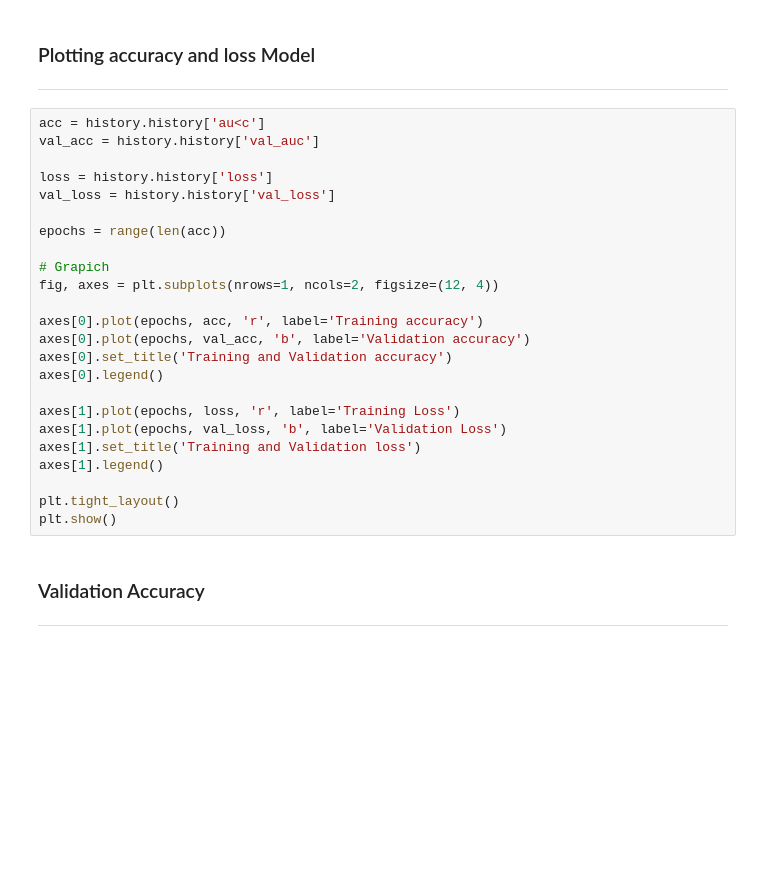
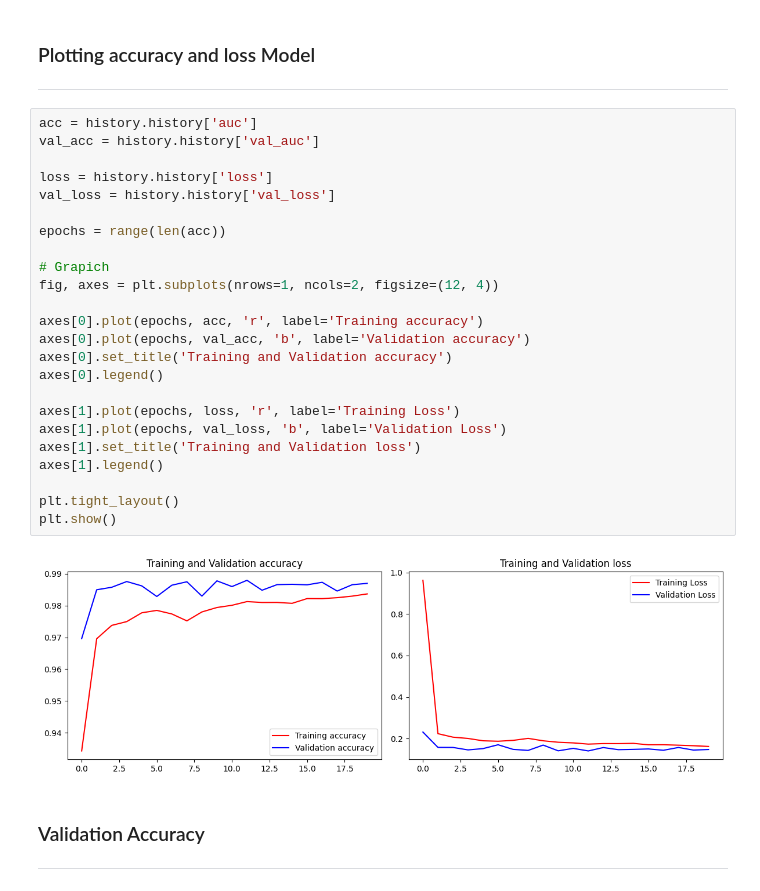
Before and after one commit to mrgsrylm/KlasifikasiSampah, a Jupyter notebook: ml/notebooks/klasifikasi_jenis_sampah_dengan_xception.ipynb, the cells around one changed output. Saved outputs shown, nothing was run; the diff lists cells and outputs as text; blank space fills up the shorter version.

```diff
--- a/ml/notebooks/klasifikasi_jenis_sampah_dengan_xception.ipynb
+++ b/ml/notebooks/klasifikasi_jenis_sampah_dengan_xception.ipynb
@@ -153,29 +245,31 @@ history = model.fit(train_dataset,
 ### Plotting accuracy and loss Model
 ---
 # %%
-acc = history.history['au<c']
+acc = history.history['auc']
 val_acc = history.history['val_auc']
 
 loss = history.history['loss']
 val_loss = history.history['val_loss']
 
 epochs = range(len(acc))
 
 # Grapich
 fig, axes = plt.subplots(nrows=1, ncols=2, figsize=(12, 4))
 
 axes[0].plot(epochs, acc, 'r', label='Training accuracy')
 axes[0].plot(epochs, val_acc, 'b', label='Validation accuracy')
 axes[0].set_title('Training and Validation accuracy')
 axes[0].legend()
 
 axes[1].plot(epochs, loss, 'r', label='Training Loss')
 axes[1].plot(epochs, val_loss, 'b', label='Validation Loss')
 axes[1].set_title('Training and Validation loss')
 axes[1].legend()
 
 plt.tight_layout()
 plt.show()
+# %% [output]
+[figure, added]
 # %% [markdown]
 ### Validation Accuracy
 ---
```
Also changed, not shown: parts of 20 cells of this notebook, 6 other files.
